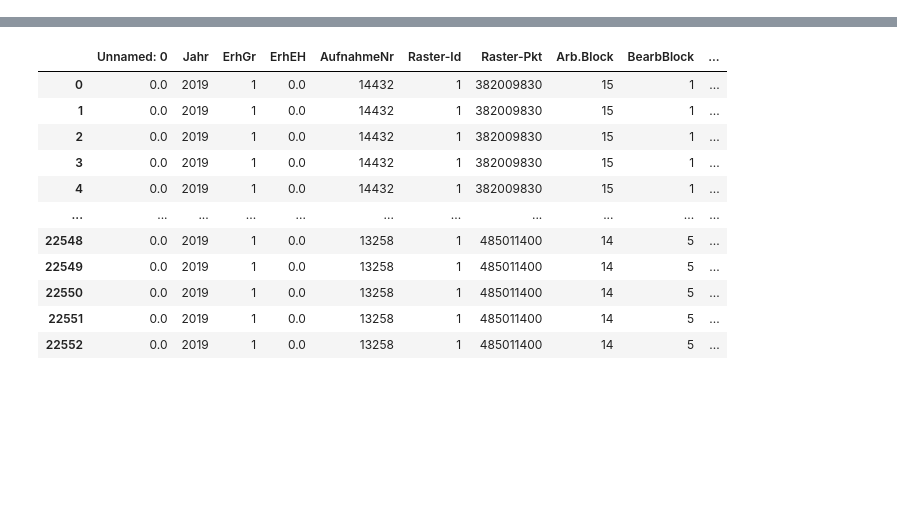
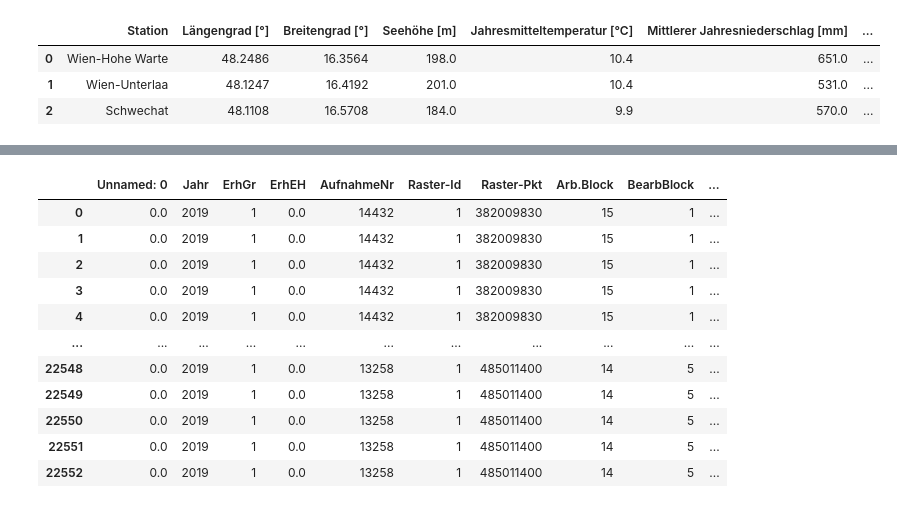
Before and after one commit to satlawa/obf_autop, a Jupyter notebook: main_03.ipynb, the cells around one changed output, grey strips where cells are left out. Drawn from its saved outputs; the diff is of its cells as text; code cells hidden in the pictures; blank space fills up the shorter version.

```diff
--- a/main_03.ipynb
+++ b/main_03.ipynb
@@ -97,0 +104,7 @@ obf_spi = OBFSpi(pd.read_csv(path_spi, sep='\t', encoding = "ISO-8859-1", decima
+# %%
+obf_klima.fuc_tbl_climate(['Wien-Hohe Warte', 'Wien-Unterlaa', 'Schwechat', 'Baden'])
+# %% [output]
+|  | Station | Längengrad [°] | Breitengrad [°] | Seehöhe [m] | Jahresmitteltemperatur [°C] | Mittlerer Jahresniederschlag [mm] | ... |
+| 0 | Wien-Hohe Warte | 48.2486 | 16.3564 | 198.0 | 10.4 | 651.0 | ... |
+| 1 | Wien-Unterlaa | 48.1247 | 16.4192 | 201.0 | 10.4 | 531.0 | ... |
+| 2 | Schwechat | 48.1108 | 16.5708 | 184.0 | 9.9 | 570.0 | ... |
```
Also changed, not shown: parts of 10 cells of this notebook, 4 other files.
